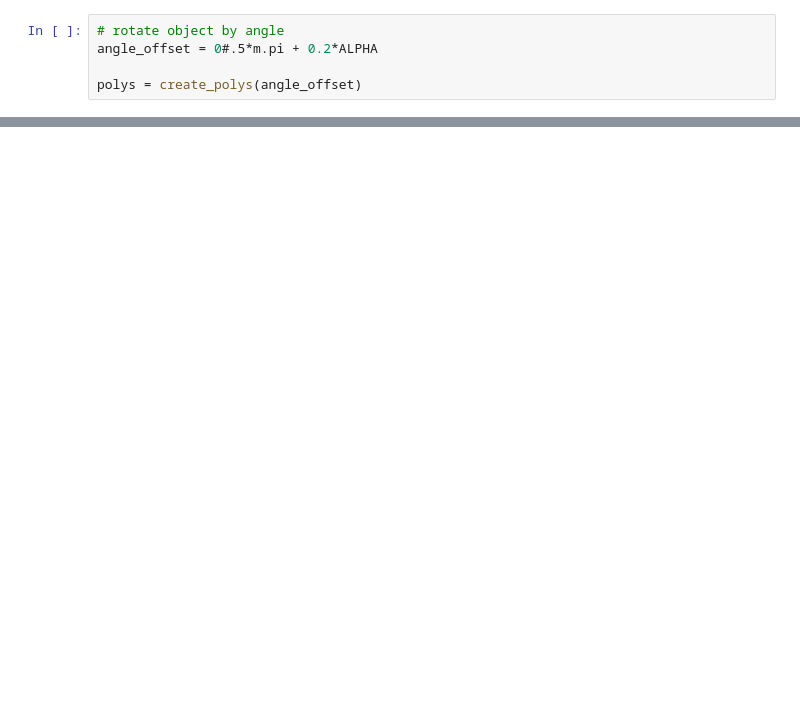
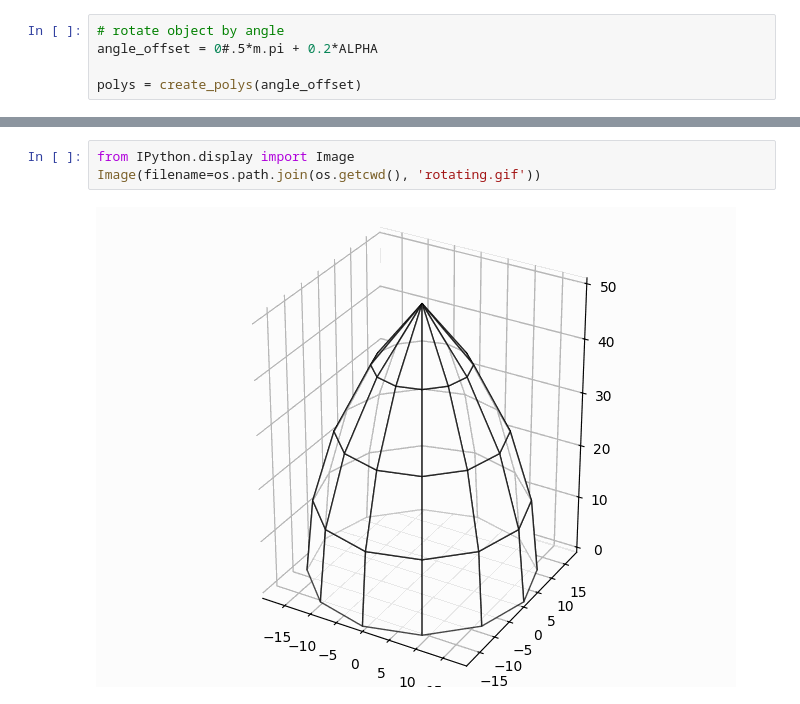
Before and after one commit to JakeLmp/polygonal-domes, a Jupyter notebook: pointy_polygonal_domes.ipynb, the cells around one changed output, grey strips where cells are left out. Drawn from its saved outputs; the diff is of its cells as text; blank space fills up the shorter version.

```diff
--- a/pointy_polygonal_domes.ipynb
+++ b/pointy_polygonal_domes.ipynb
@@ -87,0 +244,5 @@ fig.show()
+# %%
+from IPython.display import Image
+Image(filename=os.path.join(os.getcwd(), 'rotating.gif'))
+# %% [output]
+[figure, added]
```
Also changed, not shown: parts of 12 cells of this notebook, 1 other file.
